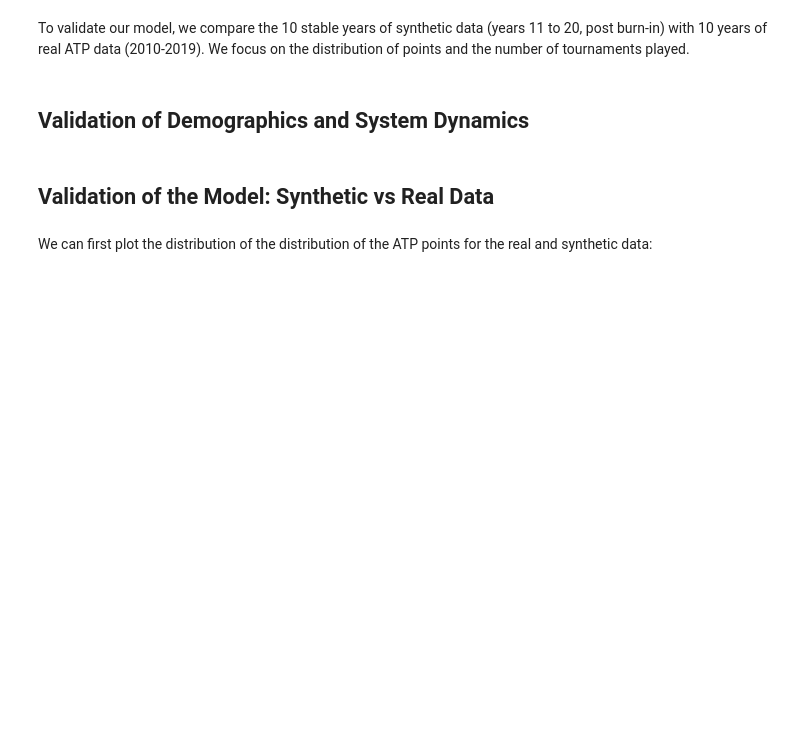
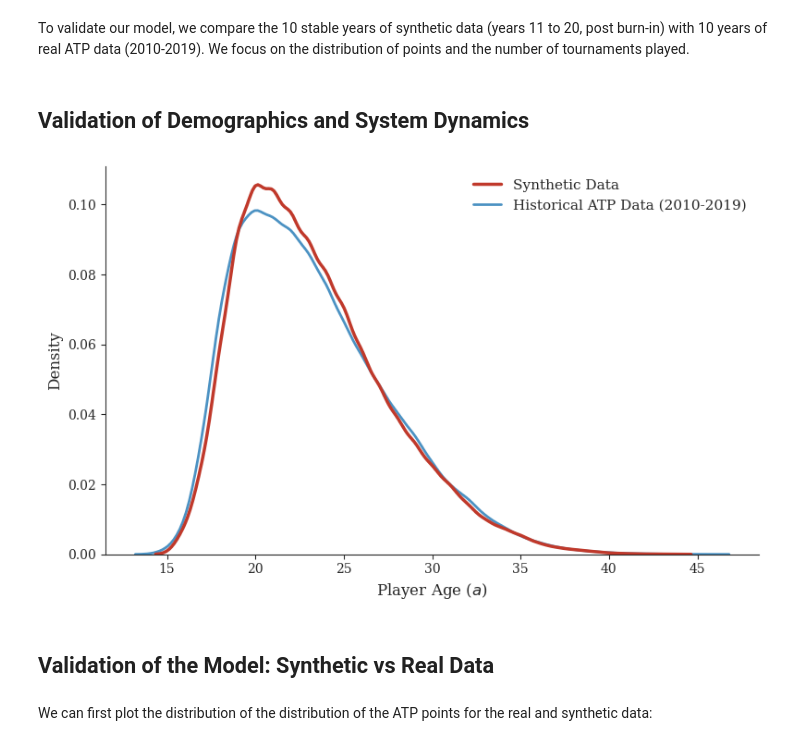
Before and after one commit to Theomarsy/Master_Thesis_UNIFR, a Jupyter notebook: notebooks/04_Real_vs_Synthetic.ipynb, the cells around one changed output. Drawn from its saved outputs; the diff is of its cells as text; code cells hidden in the pictures; blank space fills up the shorter version.

```diff
--- a/notebooks/04_Real_vs_Synthetic.ipynb
+++ b/notebooks/04_Real_vs_Synthetic.ipynb
@@ -181,3 +175,33 @@ plt.show()
+# %%
+plt.figure(figsize=(8, 5))
+sns.set_style("ticks")
+plt.rcParams.update({'font.family': 'serif'})
+
+ages_synthetic = synthetic_all_rankings_10_years[synthetic_all_rankings_10_years["tournaments_played"] > 0]["age"]
+ages_real = ATP_players_data["age"]
+
+# Synthetic Data
+sns.kdeplot(ages_synthetic,
+            fill=False, color="#c0392b", linestyle = "-",
+            linewidth=2.5, label="Synthetic Data", zorder=4)
+
+# Real Data
+sns.kdeplot(ages_real,
+            fill=False, color="#1f77b4", alpha=0.8,
+            linewidth=2, label="Historical ATP Data (2010-2019)", zorder=3)
+
+plt.xlabel(r"Player Age ($a$)", fontsize=12)
+plt.ylabel("Density", fontsize=12)
+
+plt.legend(frameon=False, fontsize=11, loc="upper right")
+
+sns.despine()
+plt.tight_layout()
+
+plt.savefig('../report/figures/age_distribution_comparison.pdf', bbox_inches='tight')
+plt.show()
+# %% [output]
+[figure, added]
 # %% [markdown]
 ## Validation of the Model: Synthetic vs Real Data
 # %% [markdown]
```
Also changed, not shown: parts of 19 cells of this notebook, 5 other files.
